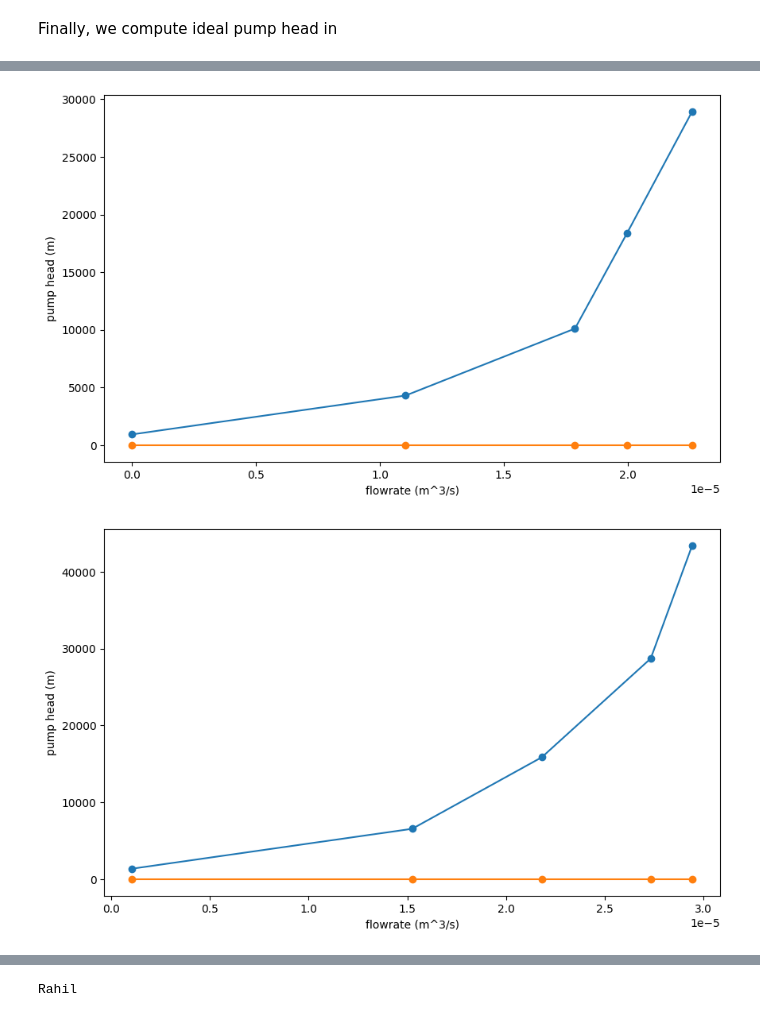
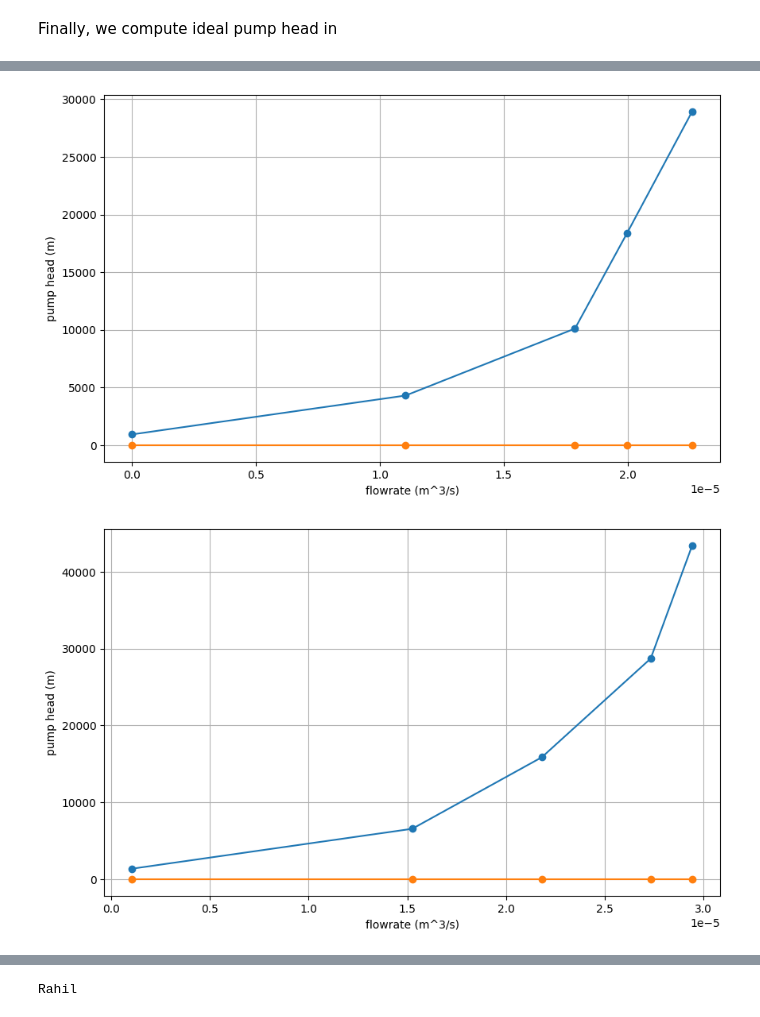
Before and after one commit to rahilisashaik/cbe154, a Jupyter notebook: centrifugal-pump/exp-data-analysis.ipynb, the cells around one changed output, grey strips where cells are left out. Cells and saved outputs as stored; diff of their text form; code cells hidden in the pictures.

```diff
--- a/centrifugal-pump/exp-data-analysis.ipynb
+++ b/centrifugal-pump/exp-data-analysis.ipynb
@@ -187,5 +188,6 @@ for diam in df["impeller_diam"].unique():
     plt.legend()
     plt.xlabel("flowrate (m^3/s)")
     plt.ylabel("pump head (m)")
+    plt.grid(True)
     plt.show()
 # %% [output]
@@ -260,12 +262,13 @@ df
 # %%
 for diam in df["impeller_diam"].unique():
     df_diam = df.query("impeller_diam == @diam")
     plt.figure(figsize=(10,6))
     plt.xlabel("flowrate (m^3/s)")
     plt.ylabel("pump head (m)")
+    plt.grid(True)
     plt.plot(df_diam["volumetric_flowrate"], df_diam["ideal_pump_head"], marker="o", label="ideal pump head vs rotational speed")
     plt.plot(df_diam["volumetric_flowrate"], df_diam["pump_head"], marker="o", label="experimental pump head vs rotational speed")
     plt.show()
 # %% [output]
-[figure, old version]
+[figure, new version]
-[figure, old version]
+[figure, new version]
```
Also changed, not shown: parts of 3 cells of this notebook.
